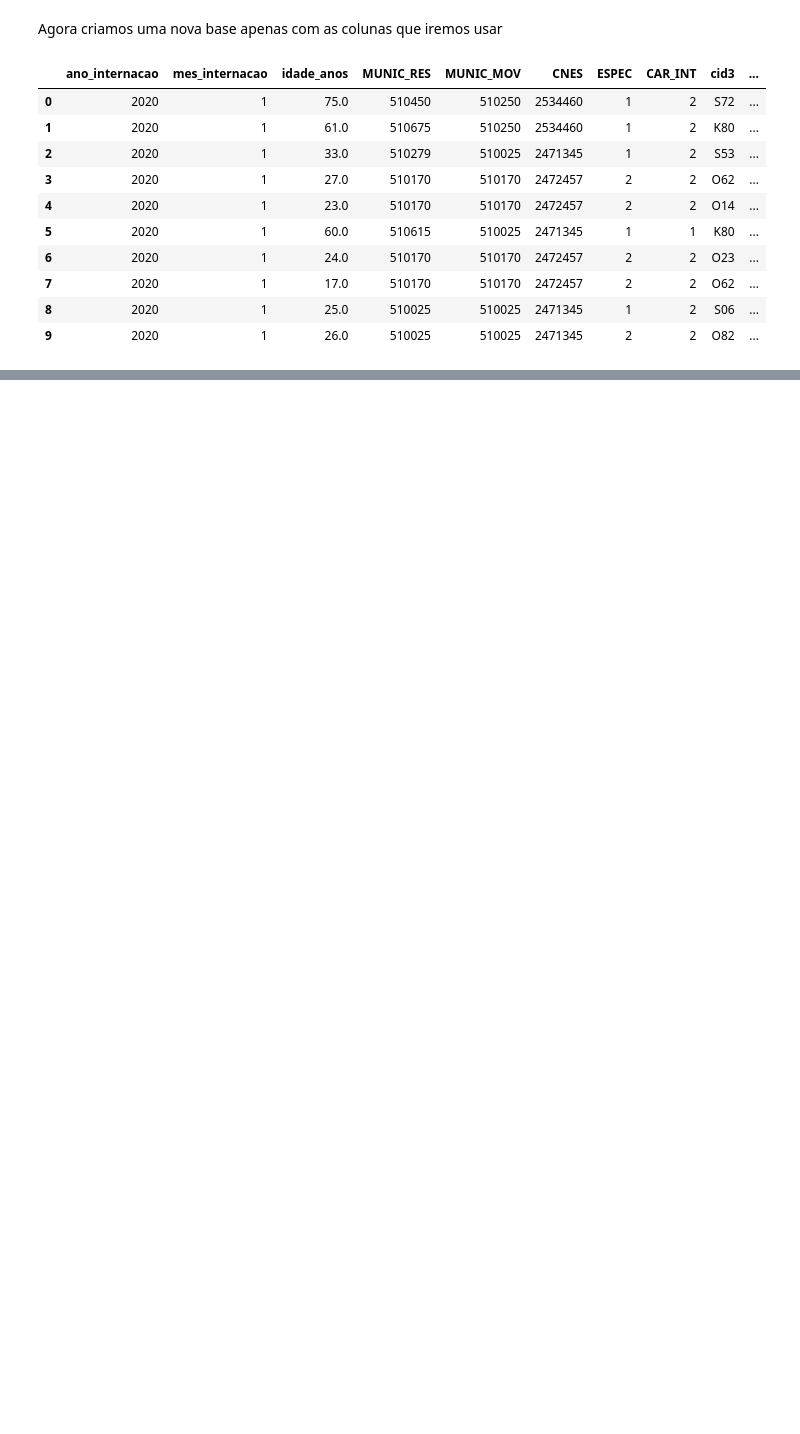
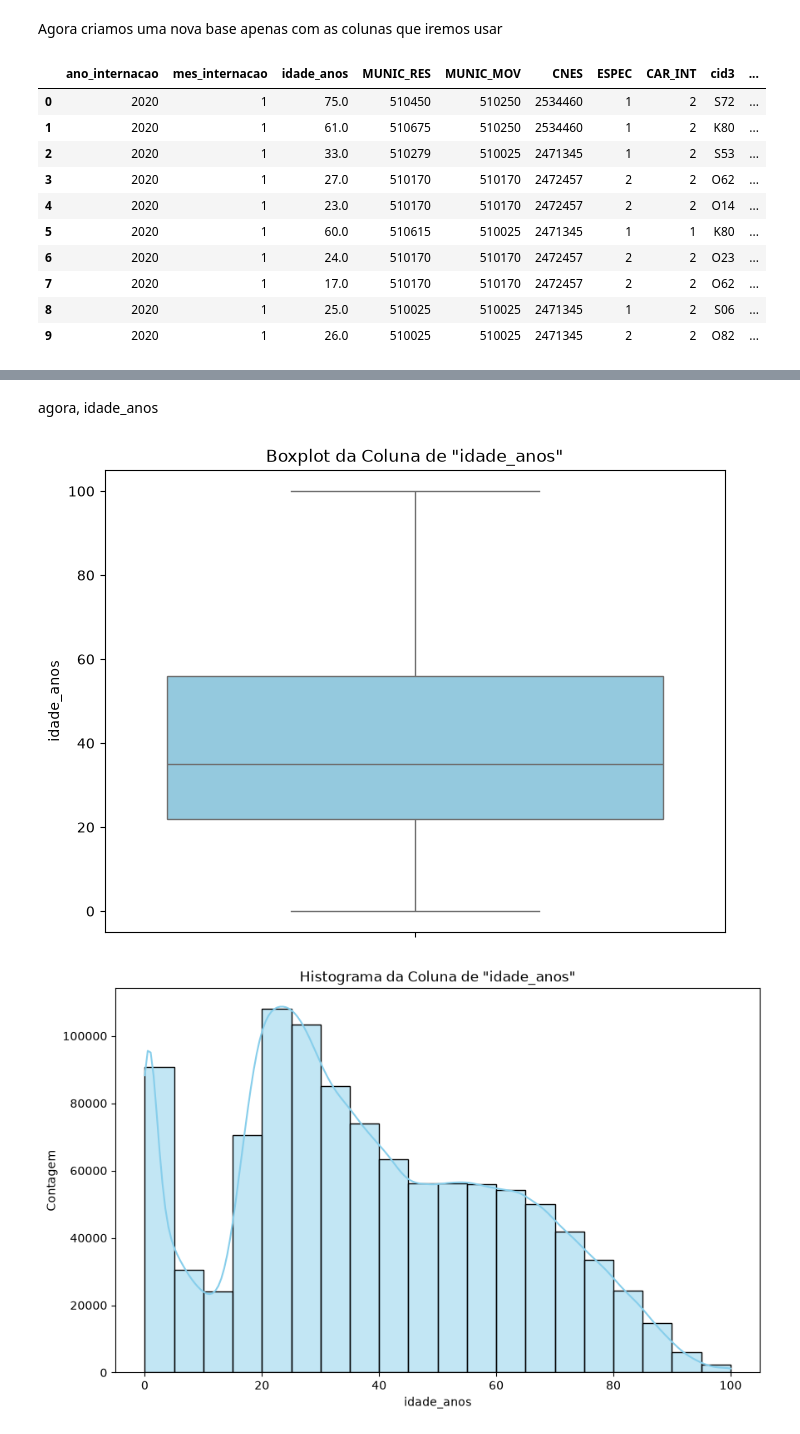
Before and after one commit to DjonathanMetelo/sih-sus-internacoes-prolongadas, a Jupyter notebook: Caderno.ipynb, the cells around one changed output, grey strips where cells are left out. Cells and saved outputs as stored; diff of their text form; code cells hidden in the pictures; blank space fills up the shorter version.

```diff
--- a/Caderno.ipynb
+++ b/Caderno.ipynb
@@ -887,0 +970,24 @@ df_modelo.head(10)
+# %% [markdown]
+agora, idade_anos
+# %%
+plt.figure(figsize=(8, 6))
+sns.boxplot(data=df_modelo, y='idade_anos', color='skyblue')
+plt.title('Boxplot da Coluna de "idade_anos"')
+plt.ylabel('idade_anos')
+
+plt.figure(figsize=(10, 6))
+sns.histplot(data=df_modelo, x='idade_anos', bins=20, kde=True, color='skyblue')
+plt.title('Histograma da Coluna de "idade_anos"')
+plt.xlabel('idade_anos')
+plt.ylabel('Contagem')
+
+plt.figure(figsize=(10, 6))
+sns.countplot(data=df_modelo, x="idade_anos", color='skyblue')
+plt.title("Quantidade de internações por idade_anos")
+plt.xlabel("idade_anos")
+plt.ylabel("Quantidade de registros")
+
+plt.show()
+# %% [output]
+[figure, added]
+[figure, added]
```
Also changed, not shown: parts of 77 cells of this notebook.
